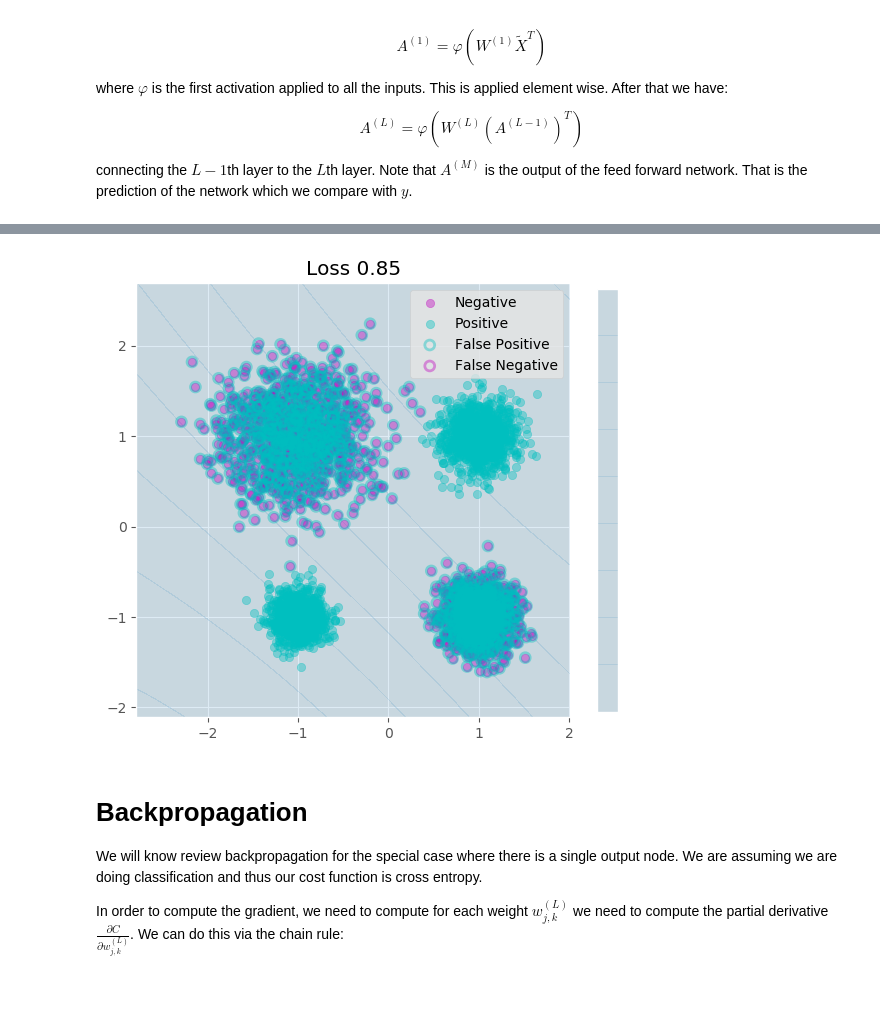
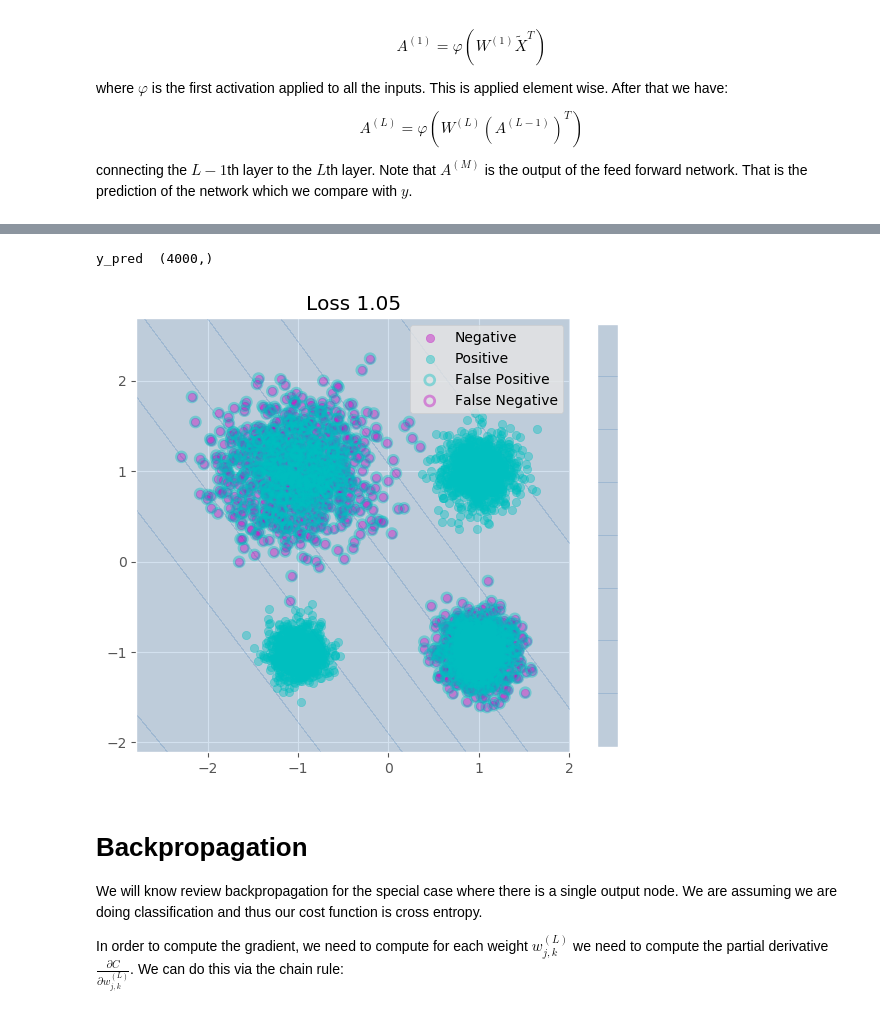
Before and after one commit to edrias/Csc59866, a Jupyter notebook: MLPV1HW_Simkhayev.ipynb, the cells around one changed output, grey strips where cells are left out. Drawn from its saved outputs; the diff is of its cells as text; code cells hidden in the pictures.

Commit message:
figured out activations

```diff
--- a/MLPV1HW_Simkhayev.ipynb
+++ b/MLPV1HW_Simkhayev.ipynb
@@ -197,14 +197,15 @@ def init_weights(num_nodes_in_layers,
 
     #sample weights and store in list.
     for i in range(len(num_nodes_in_layers)-1) :
-        layer_weights.append(np.random.sample((num_nodes_in_layers[i+1], num_nodes_in_layers[i] + 1)))
+        layer_weights.append(np.random.random((num_nodes_in_layers[i+1], num_nodes_in_layers[i] + 1)))
 
     #last np array of weights
-    layer_weights.append(np.random.sample((1, num_nodes_in_layers[-1]  + 1)))
+    layer_weights.append(np.random.random((1, num_nodes_in_layers[-1]  + 1)))
     return layer_weights
 
 # if we have num_nodes_in_layers_0 = [2,3,4]
 layer_weights_0 = init_weights(num_nodes_in_layers_0)
+print(layer_weights_0)
 # then this:
 for weights in layer_weights_0:
     print(weights.shape, end='')
@@ -246,13 +256,16 @@ def compute_activations(inputs, weights):
 # compute feed forward (predict)
 def predict(inputs,layer_weights):
     activations = [inputs]
-#     weights_0, weights_1, weights_2 = layer_weights
 #     #feed forward
 
     # Fill this in
-    activations = compute_activations(inputs, layer_weights[0])
-    for i in range(1, len(layer_weights)):
-        activations = compute_activations(activations.transpose(), layer_weights[i])
+    activations.append(compute_activations(activations[0], layer_weights[0]))
+
+    for i in range(1,len(layer_weights)):
+#         print("activation Shape:", activations[i].shape)
+#         print("layer weights:", layer_weights[i].shape)
+        activations.append(compute_activations(activations[i].transpose(),
+                                               layer_weights[i]))
     return activations
 # %%
 # compute loss
@@ -310,35 +323,39 @@ FP_kwargs = dict(animated=True,
 # %%
 # visualize function
 # This is an all-in-one function that goes from Data to visualization of
 # prediction. Note you need to give it the weights and bias.
 
 def show_classification(X,y,layer_weights):
-    y_pred = predict(X, layer_weights)[-1]
+    y_pred = predict(X, layer_weights)[-1][-1]
+    # added another [-1] indexing to predict() because it would not retrieve
+    # the required dimension.
+    print("y_pred ",y_pred.shape)
     y_pred_label = y_pred> 0.5
     loss = cross_entropy_loss(y,y_pred)
     fig, ax = plt.subplots(**fig_kwargs)
     ax.set_title("Loss {:03.2f}".format(loss))
     Z = predict(np.c_[xx.ravel(),yy.ravel()], layer_weights)[-1]
     Z = Z.reshape(xx.shape)
     pcm = ax.contourf(xx,yy,Z,cmap=cm, alpha=.2, norm=norm)
     ax.scatter(X[y==0,0],X[y==0,1],**N_kwargs)
     ax.scatter(X[y==1,0],X[y==1,1],**P_kwargs)
     ax.scatter(X[np.logical_and(y_pred_label==1, y == 0),0],
                X[np.logical_and(y_pred_label==1, y == 0),1],
                **FP_kwargs)
     ax.scatter(X[np.logical_and(y_pred_label==0, y == 1),0],
                X[np.logical_and(y_pred_label==0, y == 1),1],
                **FN_kwargs)
     ax.legend()
     ax.set_aspect('equal')
     fig.colorbar(pcm, ax=ax,ticks=bounds,shrink=shrink)
     plt.show()
     return fig, ax
 
 # Lets see an example with the random weights we choose.
 _ = show_classification(X_0,y_0,layer_weights_0)
 # %% [output]
+y_pred  (4000,)
-[figure, old version]
+[figure, new version]
 # %% [markdown]
 # Backpropagation
 
```
Also changed, not shown: parts of 15 cells of this notebook.
